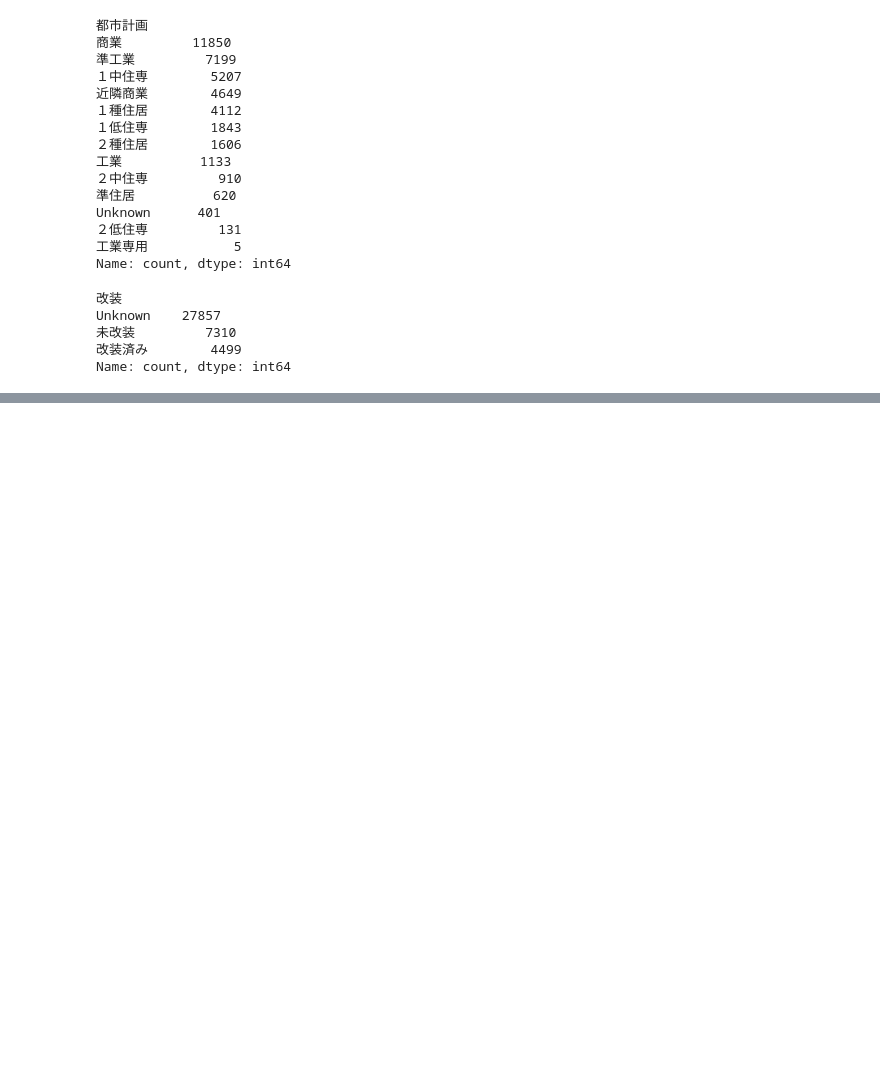
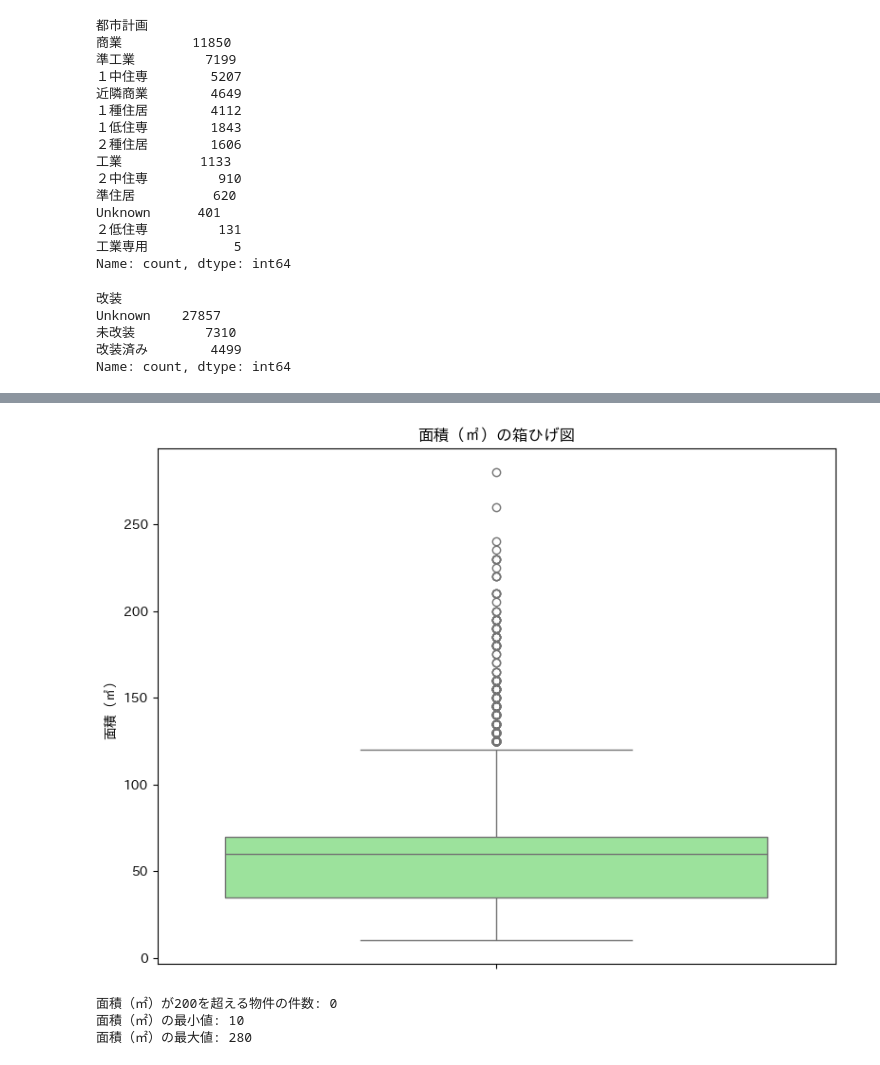
Before and after one commit to kotouharuto/House-price-forecast, a Jupyter notebook: notebooks/01_eda.ipynb, the cells around one changed output, grey strips where cells are left out. Drawn from its saved outputs; the diff is of its cells as text; code cells hidden in the pictures; blank space fills up the shorter version.

```diff
--- a/notebooks/01_eda.ipynb
+++ b/notebooks/01_eda.ipynb
@@ -328,0 +384,19 @@ dtype: int64
+# %%
+# 箱ひげ図を可視化
+plt.figure(figsize=(8, 6))
+sns.boxplot(y=df["面積（㎡）"], color="lightgreen")
+plt.title("面積（㎡）の箱ひげ図")
+plt.ylabel("面積（㎡）")
+plt.tight_layout()
+plt.show()
+
+# 外れ値の件数
+outliers = df[df["面積（㎡）"] > 300]
+print(f"面積（㎡）が200を超える物件の件数: {len(outliers)}")
+print(f"面積（㎡）の最小値: {df['面積（㎡）'].min()}")
+print(f"面積（㎡）の最大値: {df['面積（㎡）'].max()}")
+# %% [output]
+[figure, added]
+面積（㎡）が200を超える物件の件数: 0
+面積（㎡）の最小値: 10
+面積（㎡）の最大値: 280
```
Also changed, not shown: parts of 30 cells of this notebook, 3 other files.
